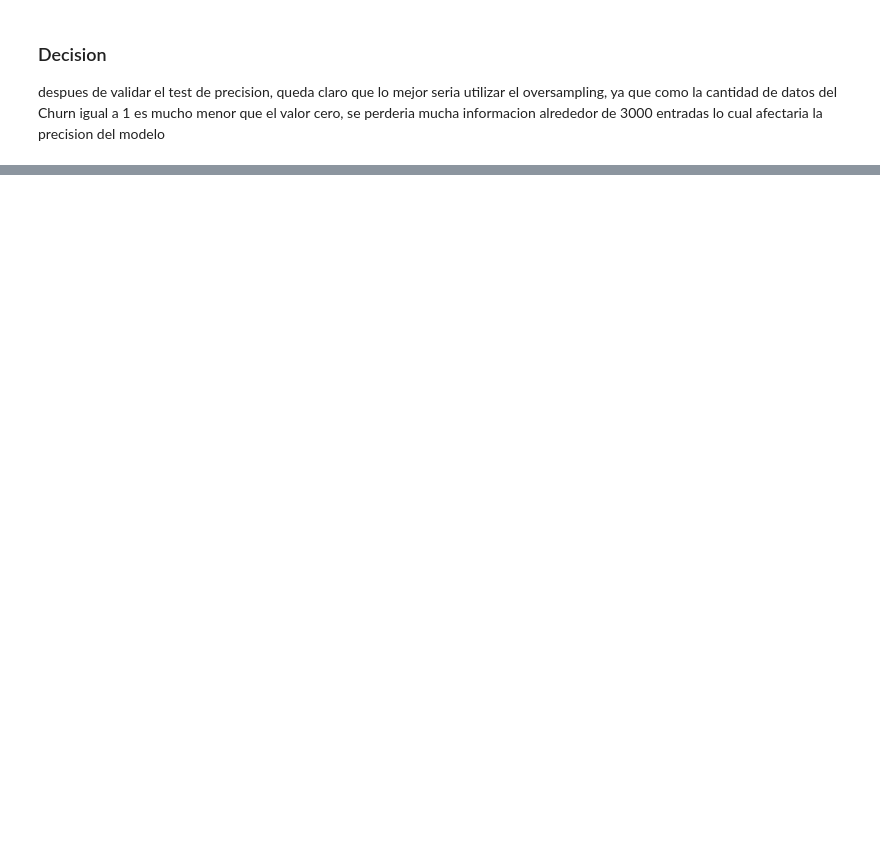
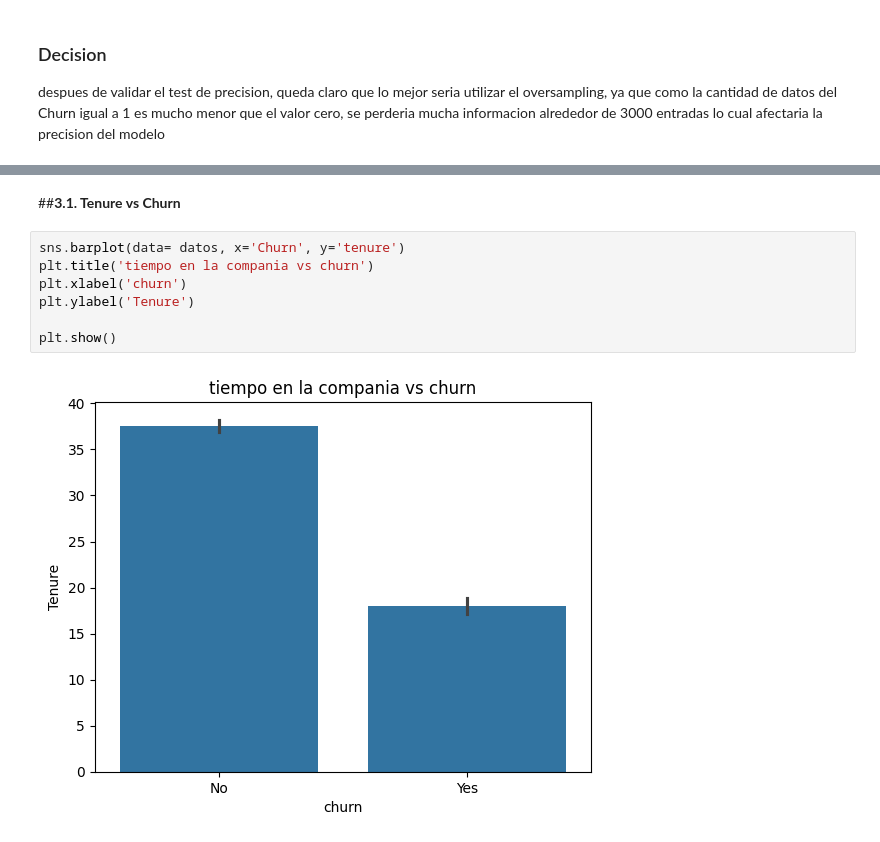
Before and after one commit to dialejo/Telecom_x2, a Jupyter notebook: Telecom_X2_Churn_prediccion.ipynb, the cells around one changed output, grey strips where cells are left out. Saved outputs shown, nothing was run; the diff lists cells and outputs as text; blank space fills up the shorter version.

```diff
--- a/Telecom_X2_Churn_prediccion.ipynb
+++ b/Telecom_X2_Churn_prediccion.ipynb
@@ -537,0 +574,11 @@ despues de validar el test de precision, queda claro que lo mejor seria utilizar
+# %% [markdown]
+##**3.1. Tenure vs Churn**
+# %%
+sns.barplot(data= datos, x='Churn', y='tenure')
+plt.title('tiempo en la compania vs churn')
+plt.xlabel('churn')
+plt.ylabel('Tenure')
+
+plt.show()
+# %% [output]
+[figure, added]
```
Also changed, not shown: parts of 22 cells of this notebook.
